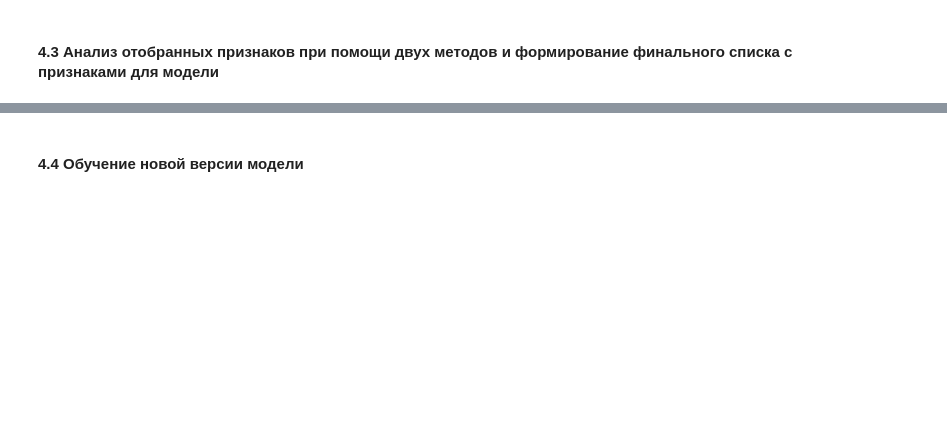
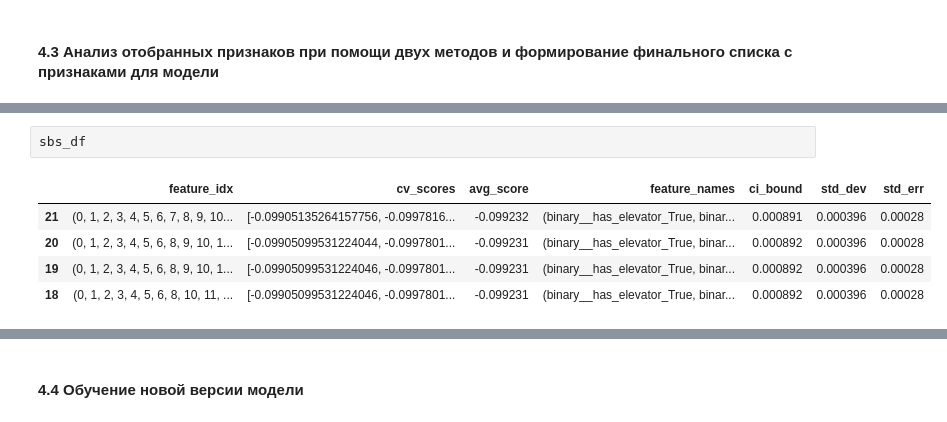
Before and after one commit to ozerge/mle-project-sprint-2-v001, a Jupyter notebook: model_improvement/project_template_sprint_2.ipynb, the cells around one changed output, grey strips where cells are left out. Cells and saved outputs as stored; diff of their text form; blank space fills up the shorter version.

```diff
--- a/model_improvement/project_template_sprint_2.ipynb
+++ b/model_improvement/project_template_sprint_2.ipynb
@@ -860,0 +1050,8 @@ run_id:  1b0f055c8ed74f31898c3b344484b4c0
+# %%
+sbs_df
+# %% [output]
+|  | feature_idx | cv_scores | avg_score | feature_names | ci_bound | std_dev | std_err |
+| 21 | (0, 1, 2, 3, 4, 5, 6, 7, 8, 9, 10... | [-0.09905135264157756, -0.0997816... | -0.099232 | (binary__has_elevator_True, binar... | 0.000891 | 0.000396 | 0.00028 |
+| 20 | (0, 1, 2, 3, 4, 5, 6, 8, 9, 10, 1... | [-0.09905099531224044, -0.0997801... | -0.099231 | (binary__has_elevator_True, binar... | 0.000892 | 0.000396 | 0.00028 |
+| 19 | (0, 1, 2, 3, 4, 5, 6, 8, 9, 10, 1... | [-0.09905099531224046, -0.0997801... | -0.099231 | (binary__has_elevator_True, binar... | 0.000892 | 0.000396 | 0.00028 |
+| 18 | (0, 1, 2, 3, 4, 5, 6, 8, 10, 11, ... | [-0.09905099531224046, -0.0997801... | -0.099231 | (binary__has_elevator_True, binar... | 0.000892 | 0.000396 | 0.00028 |
```
Also changed, not shown: parts of 25 cells of this notebook, 9 other files.
